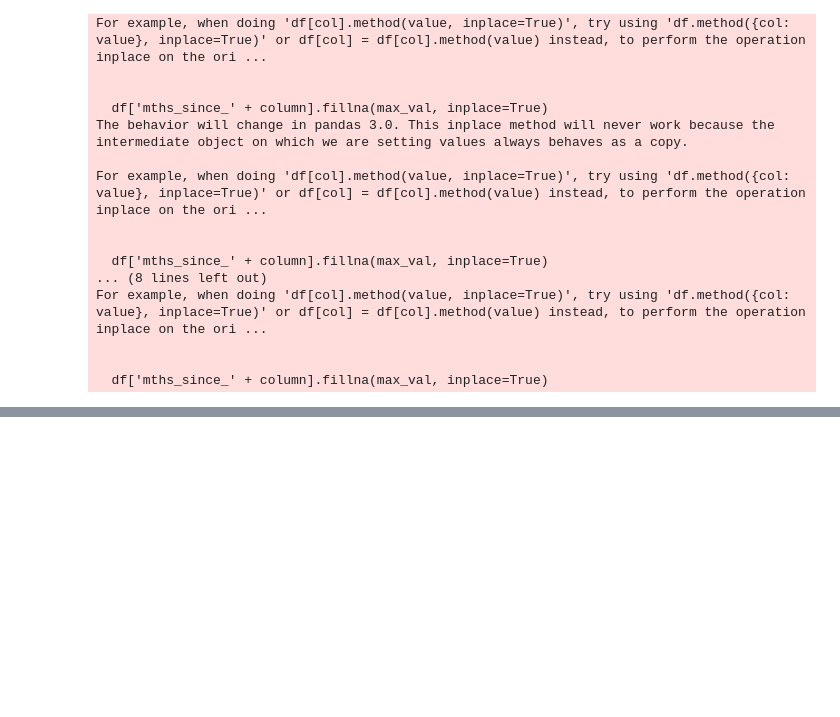
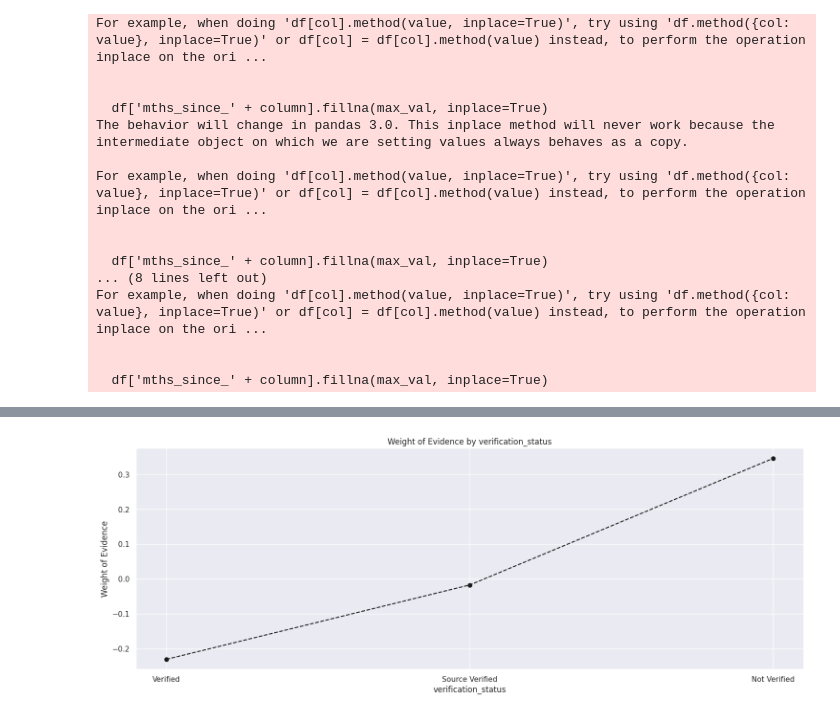
Before and after one commit to SharathkumaraKR/Credit-Risk-Model, a Jupyter notebook: Credit_Risk_Model_(Kaggle).ipynb, the cells around one changed output, grey strips where cells are left out. Cells and saved outputs as stored; diff of their text form; code cells hidden in the pictures; blank space fills up the shorter version.

```diff
--- a/Credit_Risk_Model_(Kaggle).ipynb
+++ b/Credit_Risk_Model_(Kaggle).ipynb
@@ -529,0 +607,4 @@ For example, when doing 'df[col].method(value, inplace=True)', try using 'df.met
+# %%
+plot_by_woe(df_temp)
+# %% [output]
+[figure, added]
```
Also changed, not shown: parts of 48 cells of this notebook.
